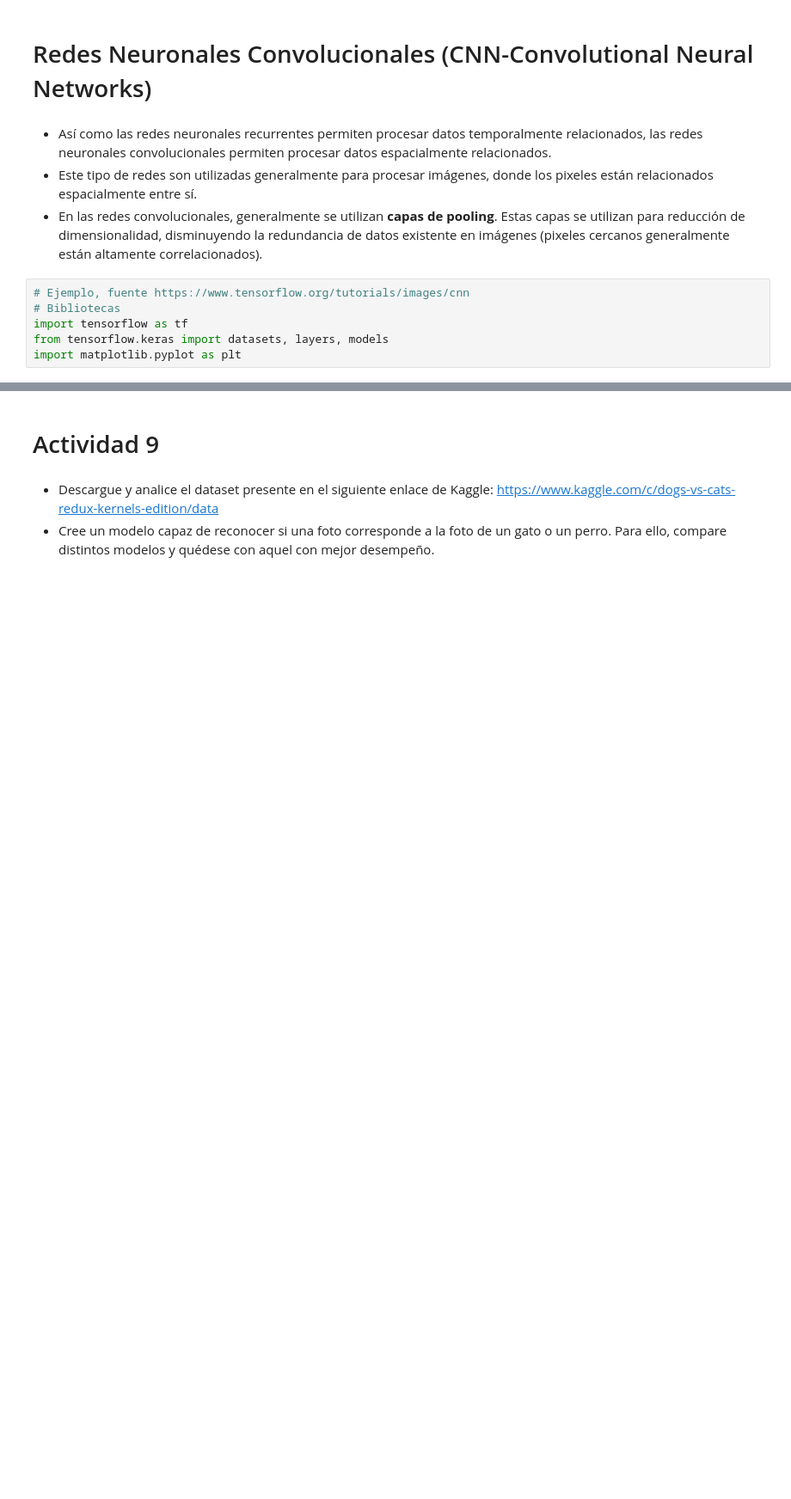
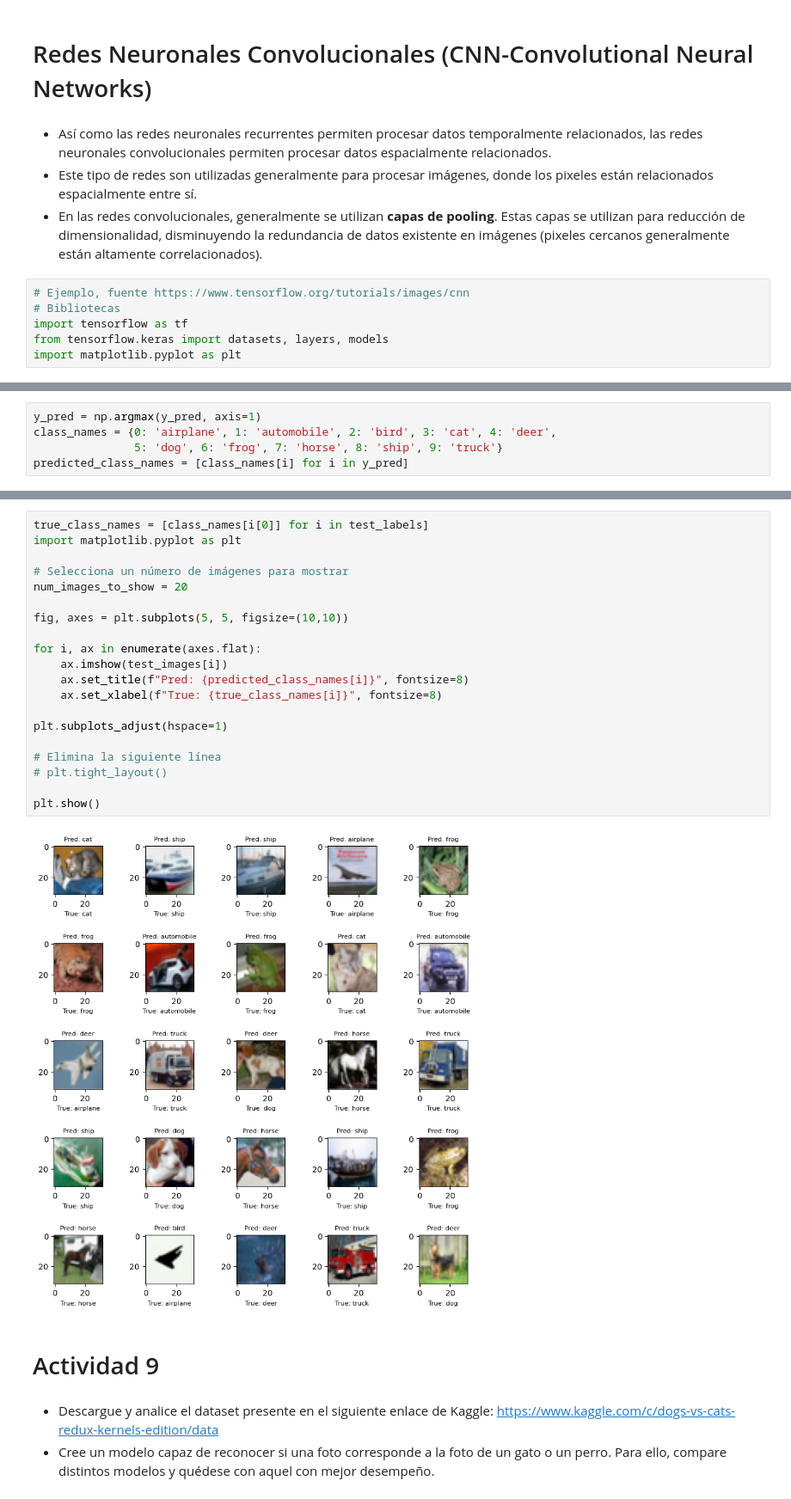
Before and after one commit to jeedorsa/Bootcamp-Data-Science, a Jupyter notebook: Clases/NeuralNetworks/11-NeuralNetworks.ipynb, the cells around one changed output, grey strips where cells are left out. Shown at 86% size. Drawn from its saved outputs; the diff is of its cells as text; blank space fills up the shorter version.

```diff
--- a/Clases/NeuralNetworks/11-NeuralNetworks.ipynb
+++ b/Clases/NeuralNetworks/11-NeuralNetworks.ipynb
@@ -561,0 +678,5 @@ test_loss, test_acc = model.evaluate(test_images,  test_labels, verbose=2)
+# %%
+y_pred = np.argmax(y_pred, axis=1)
+class_names = {0: 'airplane', 1: 'automobile', 2: 'bird', 3: 'cat', 4: 'deer',
+               5: 'dog', 6: 'frog', 7: 'horse', 8: 'ship', 9: 'truck'}
+predicted_class_names = [class_names[i] for i in y_pred]
@@ -562,3 +705,25 @@ test_loss, test_acc = model.evaluate(test_images,  test_labels, verbose=2)
+# %%
+true_class_names = [class_names[i[0]] for i in test_labels]
+import matplotlib.pyplot as plt
+
+# Selecciona un número de imágenes para mostrar
+num_images_to_show = 20
+
+fig, axes = plt.subplots(5, 5, figsize=(10,10))
+
+for i, ax in enumerate(axes.flat):
+    ax.imshow(test_images[i])
+    ax.set_title(f"Pred: {predicted_class_names[i]}", fontsize=8)
+    ax.set_xlabel(f"True: {true_class_names[i]}", fontsize=8)
+
+plt.subplots_adjust(hspace=1)
+
+# Elimina la siguiente línea
+# plt.tight_layout()
+
+plt.show()
+# %% [output]
+[figure, added]
 # %% [markdown]
 # Actividad 9
 # %% [markdown]
```
Also changed, not shown: parts of 15 cells of this notebook.
